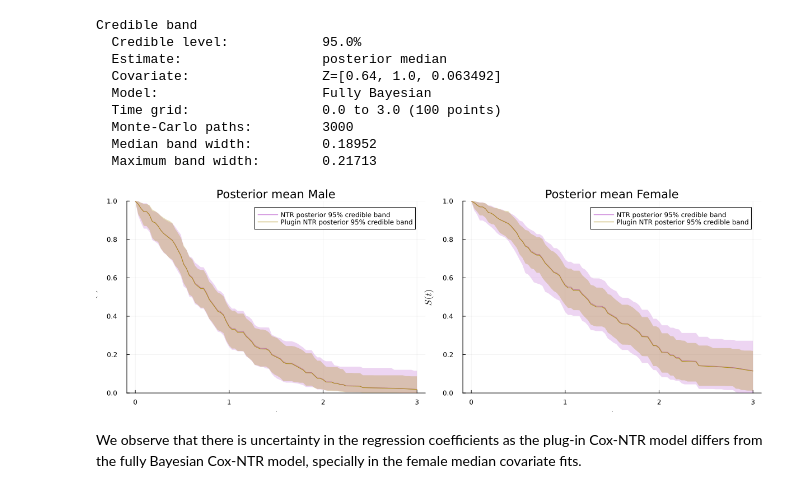
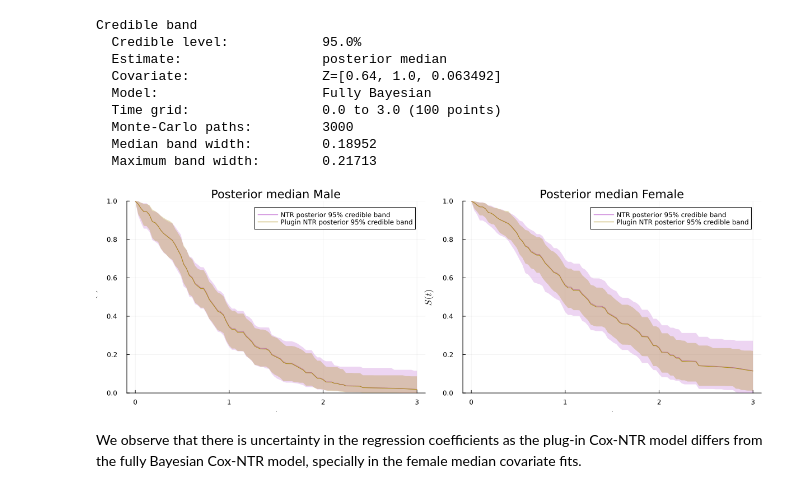
Before and after one commit to alan7riva/NTRsurv.jl, a Jupyter notebook: examples/Cox_NTR_UQ.ipynb, the cells around one changed output. Cells and saved outputs as stored; diff of their text form; code cells hidden in the pictures.

```diff
--- a/examples/Cox_NTR_UQ.ipynb
+++ b/examples/Cox_NTR_UQ.ipynb
@@ -244,15 +244,15 @@ Credible band
 # %%
 # Plot for fully-Bayes NTR-Cox comparisson with plugin NTR-Cox survival band fits for
 # Male population sub-plot
 Comp_plotM =  plot( NTR_bands[1], c=4, xlabel="\$t\$", ylabel="\$S(t)\$", fillalpha=0.3, label="NTR posterior 95% credible band",size=(600,400) , title="Male")
-plot!( plugin_NTR_bands[1], c=5, fillalpha=0.3,  label="Plugin NTR posterior 95% credible band", title = "Posterior mean Male")
+plot!( plugin_NTR_bands[1], c=5, fillalpha=0.3,  label="Plugin NTR posterior 95% credible band", title = "Posterior median Male")
 # Female population sub-plot
 Comp_plotF = plot( NTR_bands[2], c=4, xlabel="\$t\$", ylabel="\$S(t)\$", fillalpha=0.3, label="NTR posterior 95% credible band",size=(600,400),title="Female")
-plot!( plugin_NTR_bands[2], c=5, fillalpha=0.3,  label="Plugin NTR posterior 95% credible band", title="Posterior mean Female")
+plot!( plugin_NTR_bands[2], c=5, fillalpha=0.3,  label="Plugin NTR posterior 95% credible band", title="Posterior median Female")
 # Comparisson plot
 plot( Comp_plotM, Comp_plotF, size=(1200,400))
 # %% [output]
-[figure, old version]
+[figure, new version]
 # %% [markdown]
 We observe that there is uncertainty in the regression coefficients as the plug-in Cox-NTR model differs from the fully Bayesian Cox-NTR model, specially in the female median covariate fits.
 # %% [markdown]
```
Also changed, not shown: parts of 3 cells of this notebook, 5 other files.
